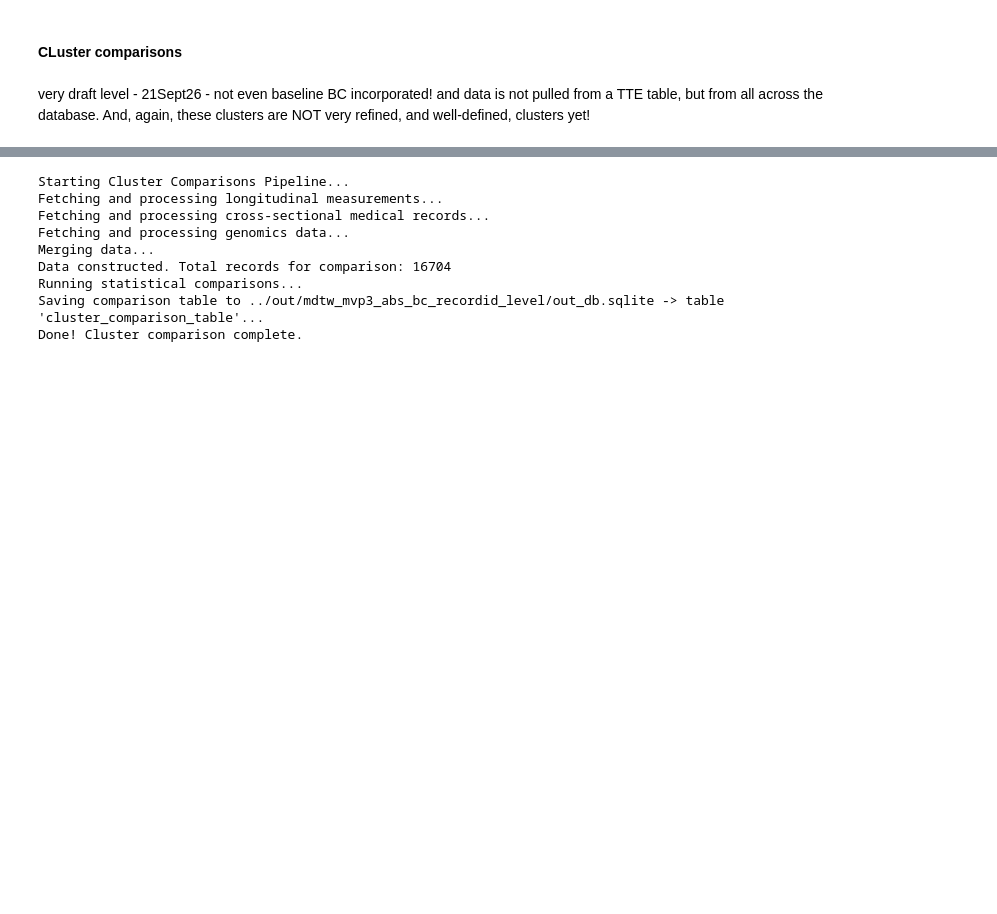
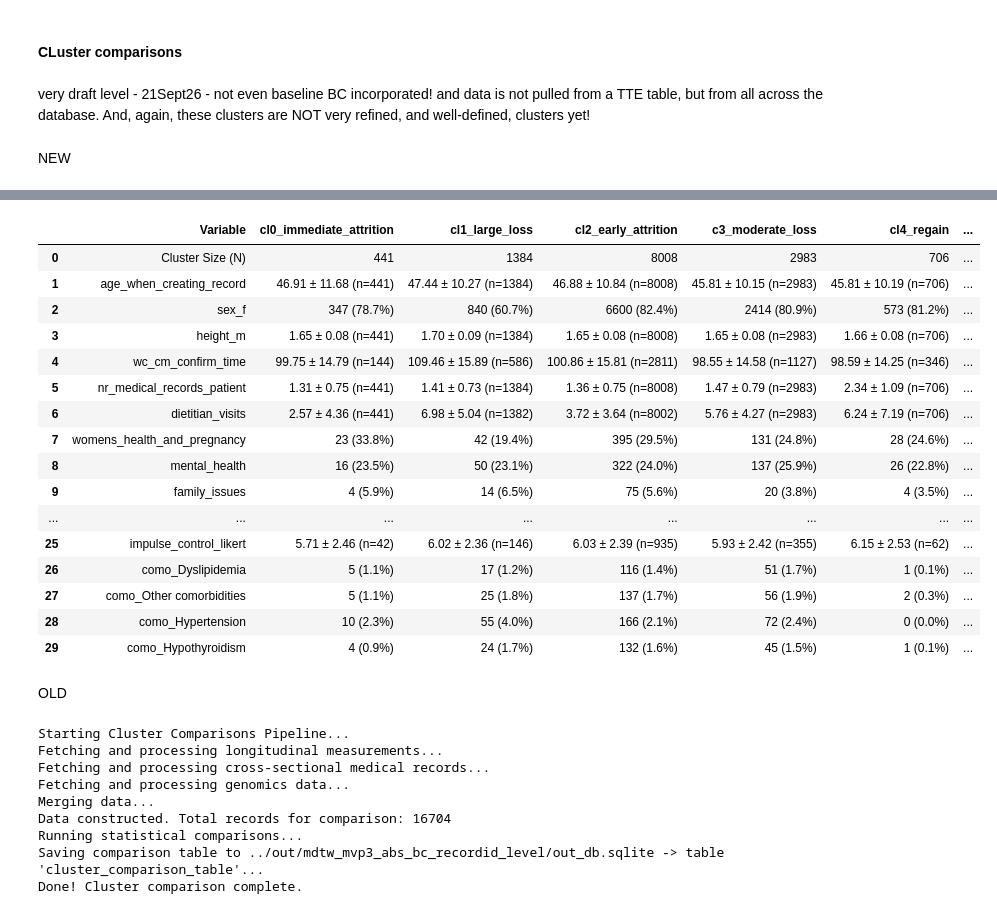
Before and after one commit to Miksa-uam/PROMET_2026, a Jupyter notebook: p4_dir/scripts/p4_notebook.ipynb, the cells around one changed output, grey strips where cells are left out. Drawn from its saved outputs; the diff is of its cells as text; code cells hidden in the pictures; blank space fills up the shorter version.

```diff
--- a/p4_dir/scripts/p4_notebook.ipynb
+++ b/p4_dir/scripts/p4_notebook.ipynb
@@ -8,3 +8,64 @@
 #### CLuster comparisons
 # %% [markdown]
 very draft level - 21Sept26 - not even baseline BC incorporated! and data is not pulled from a TTE table, but from all across the database. And, again, these clusters are NOT very refined, and well-defined, clusters yet!
+# %% [markdown]
+NEW
+# %%
+# -------------------------------------------------------------------------
+# Cluster Comparisons & Statistical Pipeline (V2)
+# -------------------------------------------------------------------------
+import os
+import sys
+
+# Import our refactored comparison module
+from cluster_comparisons import build_comparison_table
+
+# -------------------------------------------------------------------------
+# 1. CONFIGURATION
+# -------------------------------------------------------------------------
+SOURCE_DB_PATH = "../dbs/pnk_db2_filtered.sqlite"
+# Pointing to the specific directory where your most trustworthy MVP3 run lives
+OUT_DB_PATH = "../out/mdtw_mvp3_abs_bc_patientid_level/out_db.sqlite"
+
+# Set the unit of analysis: 'medical_record_id' or 'patient_id'
+ID_COL = "patient_id"
+
+CLUSTER_TABLE = "dtw_mvp3_cluster_labels"
+TARGET_TABLE = "cluster_comparison_table"
+
+# Map the internal cluster IDs to display names.
+# -1 is automatically generated internally for records with only 1 weigh-in.
+# Manually name clusters, and EXCLUDE any n=1 cluster(s), as these are outliers. Base this on inspecting the LOWESS trajectory plots.
+COHORT_NAMES = {
+    -1: "cl0_immediate_attrition",
+    0:  "cl1_large_loss",
+    1:  "cl2_early_attrition",
+    2:  "c3_moderate_loss",
+    3:  "cl4_regain"
+}
+
+# -------------------------------------------------------------------------
+# 2. EXECUTION
+# -------------------------------------------------------------------------
+build_comparison_table(
+    source_db_path=SOURCE_DB_PATH,
+    out_db_path=OUT_DB_PATH,
+    cluster_table=CLUSTER_TABLE,
+    target_table_name=TARGET_TABLE,
+    cohort_names=COHORT_NAMES,
+    id_col=ID_COL
+)
+
+# -------------------------------------------------------------------------
+# 3. VERIFICATION
+# -------------------------------------------------------------------------
+import sqlite3
+import pandas as pd
+
+conn = sqlite3.connect(OUT_DB_PATH)
+df_results = pd.read_sql_query(f"SELECT * FROM {TARGET_TABLE}", conn)
+conn.close()
+
+# Display the top rows of the results table
+display(df_results.head(30))
+# %% [output]
@@ -11,3 +82,22 @@ very draft level - 21Sept26 - not even baseline BC incorporated! and data is not
+|  | Variable | cl0_immediate_attrition | cl1_large_loss | cl2_early_attrition | c3_moderate_loss | cl4_regain | ... |
+| 0 | Cluster Size (N) | 441 | 1384 | 8008 | 2983 | 706 | ... |
+| 1 | age_when_creating_record | 46.91 ± 11.68 (n=441) | 47.44 ± 10.27 (n=1384) | 46.88 ± 10.84 (n=8008) | 45.81 ± 10.15 (n=2983) | 45.81 ± 10.19 (n=706) | ... |
+| 2 | sex_f | 347 (78.7%) | 840 (60.7%) | 6600 (82.4%) | 2414 (80.9%) | 573 (81.2%) | ... |
+| 3 | height_m | 1.65 ± 0.08 (n=441) | 1.70 ± 0.09 (n=1384) | 1.65 ± 0.08 (n=8008) | 1.65 ± 0.08 (n=2983) | 1.66 ± 0.08 (n=706) | ... |
+| 4 | wc_cm_confirm_time | 99.75 ± 14.79 (n=144) | 109.46 ± 15.89 (n=586) | 100.86 ± 15.81 (n=2811) | 98.55 ± 14.58 (n=1127) | 98.59 ± 14.25 (n=346) | ... |
+| 5 | nr_medical_records_patient | 1.31 ± 0.75 (n=441) | 1.41 ± 0.73 (n=1384) | 1.36 ± 0.75 (n=8008) | 1.47 ± 0.79 (n=2983) | 2.34 ± 1.09 (n=706) | ... |
+| 6 | dietitian_visits | 2.57 ± 4.36 (n=441) | 6.98 ± 5.04 (n=1382) | 3.72 ± 3.64 (n=8002) | 5.76 ± 4.27 (n=2983) | 6.24 ± 7.19 (n=706) | ... |
+| 7 | womens_health_and_pregnancy | 23 (33.8%) | 42 (19.4%) | 395 (29.5%) | 131 (24.8%) | 28 (24.6%) | ... |
+| 8 | mental_health | 16 (23.5%) | 50 (23.1%) | 322 (24.0%) | 137 (25.9%) | 26 (22.8%) | ... |
+| 9 | family_issues | 4 (5.9%) | 14 (6.5%) | 75 (5.6%) | 20 (3.8%) | 4 (3.5%) | ... |
+| ... | ... | ... | ... | ... | ... | ... | ... |
+| 25 | impulse_control_likert | 5.71 ± 2.46 (n=42) | 6.02 ± 2.36 (n=146) | 6.03 ± 2.39 (n=935) | 5.93 ± 2.42 (n=355) | 6.15 ± 2.53 (n=62) | ... |
+| 26 | como_Dyslipidemia | 5 (1.1%) | 17 (1.2%) | 116 (1.4%) | 51 (1.7%) | 1 (0.1%) | ... |
+| 27 | como_Other comorbidities | 5 (1.1%) | 25 (1.8%) | 137 (1.7%) | 56 (1.9%) | 2 (0.3%) | ... |
+| 28 | como_Hypertension | 10 (2.3%) | 55 (4.0%) | 166 (2.1%) | 72 (2.4%) | 0 (0.0%) | ... |
+| 29 | como_Hypothyroidism | 4 (0.9%) | 24 (1.7%) | 132 (1.6%) | 45 (1.5%) | 1 (0.1%) | ... |
+# %% [markdown]
+OLD
 # %%
 # -------------------------------------------------------------------------
 # Cluster Comparisons & Statistical Pipeline
```
Also changed, not shown: parts of 4 cells of this notebook, 7 other files.
